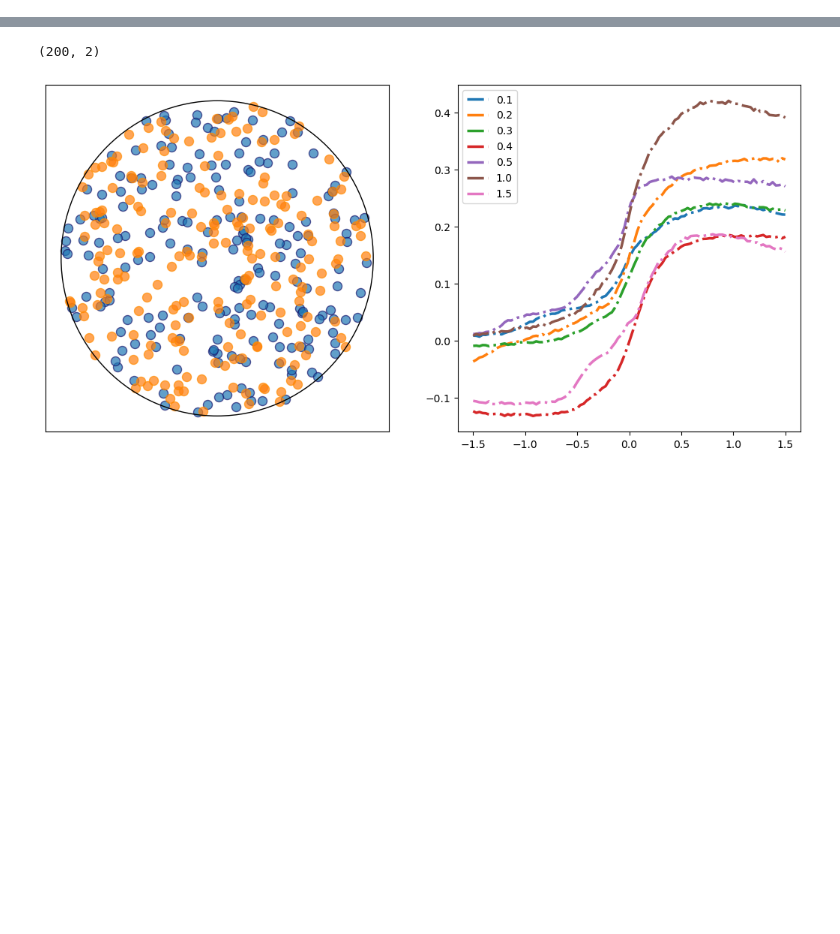
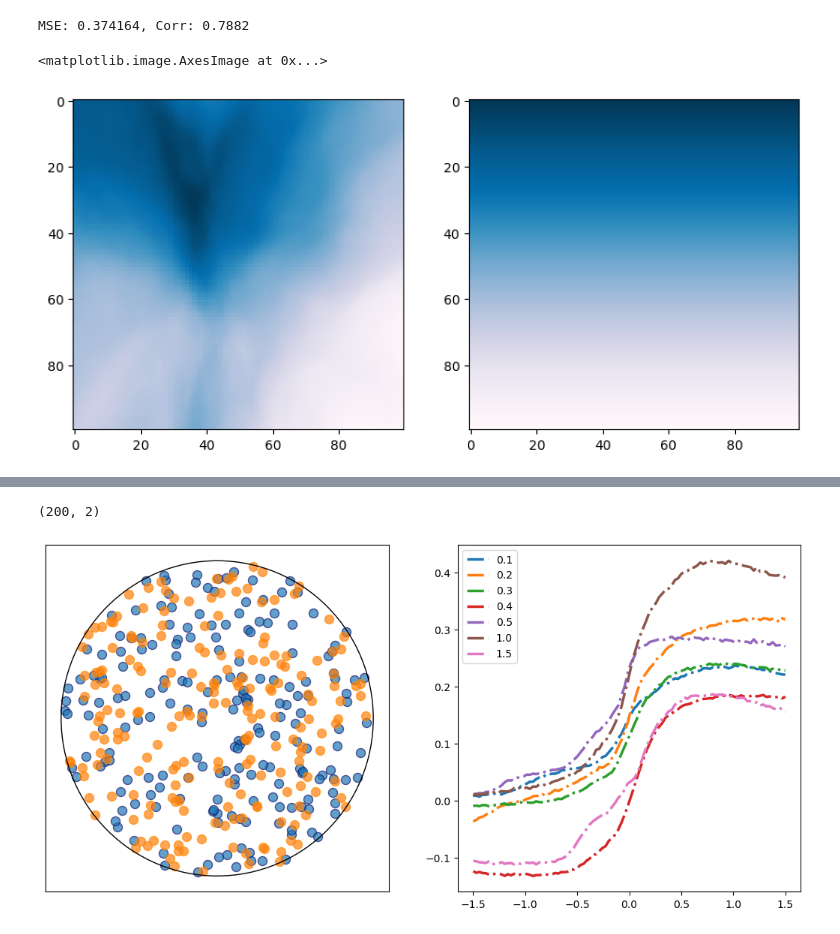
Before and after one commit to jwass1997/kmc_project, a Jupyter notebook: scripts/python_scripts/test_stuff.ipynb, the cells around one changed output, grey strips where cells are left out. Drawn from its saved outputs; the diff is of its cells as text; code cells hidden in the pictures; blank space fills up the shorter version.

```diff
--- a/scripts/python_scripts/test_stuff.ipynb
+++ b/scripts/python_scripts/test_stuff.ipynb
@@ -15,0 +76,39 @@ print(torch.__version__)
+# %%
+model.eval()
+device = next(model.parameters()).device
+
+v = torch.linspace(min, max, N, device=device, dtype=torch.float32)
+v1, v2 = torch.meshgrid(v, v, indexing="ij")
+
+i1, i2 = sorted(input_indices)
+cv_cols = [c for c in range(in_features) if c not in (i1, i2)]
+cv_vals = torch.tensor(
+    [study.best_params[f"x_{k}"] for k in range(len(cv_cols))],
+    dtype=torch.float32, device=device
+)
+
+in_tensor = torch.empty(N*N, in_features, dtype=torch.float32, device=device)
+in_tensor[:, i1] = v1.reshape(-1)
+in_tensor[:, i2] = v2.reshape(-1)
+for col, val in zip(cv_cols, cv_vals):
+    in_tensor[:, col] = val
+
+with torch.no_grad():
+    y = model(in_tensor).reshape(N, N)  # (N, N) on device
+
+target_dev = target.to(device).reshape(N, N).float()
+mse = torch.mean((y - target_dev)**2).item()
+corr = torch.corrcoef(torch.stack([y.flatten(), target_dev.flatten()]))[0, 1].item()
+print(f"MSE: {mse:.6f}, Corr: {corr:.4f}")
+
+y_cpu = y.detach().cpu()
+t_cpu = target_dev.detach().cpu()
+
+import matplotlib.pyplot as plt
+fig, axs = plt.subplots(nrows=1, ncols=2, figsize=(10, 10))
+axs[0].imshow(y_cpu, cmap="PuBu_r")
+axs[1].imshow(t_cpu, cmap="PuBu_r")
+# %% [output]
+MSE: 0.374164, Corr: 0.7882
+<matplotlib.image.AxesImage at 0x...>
+[figure, added]
```
Also changed, not shown: parts of 5 cells of this notebook, 13 other files.
